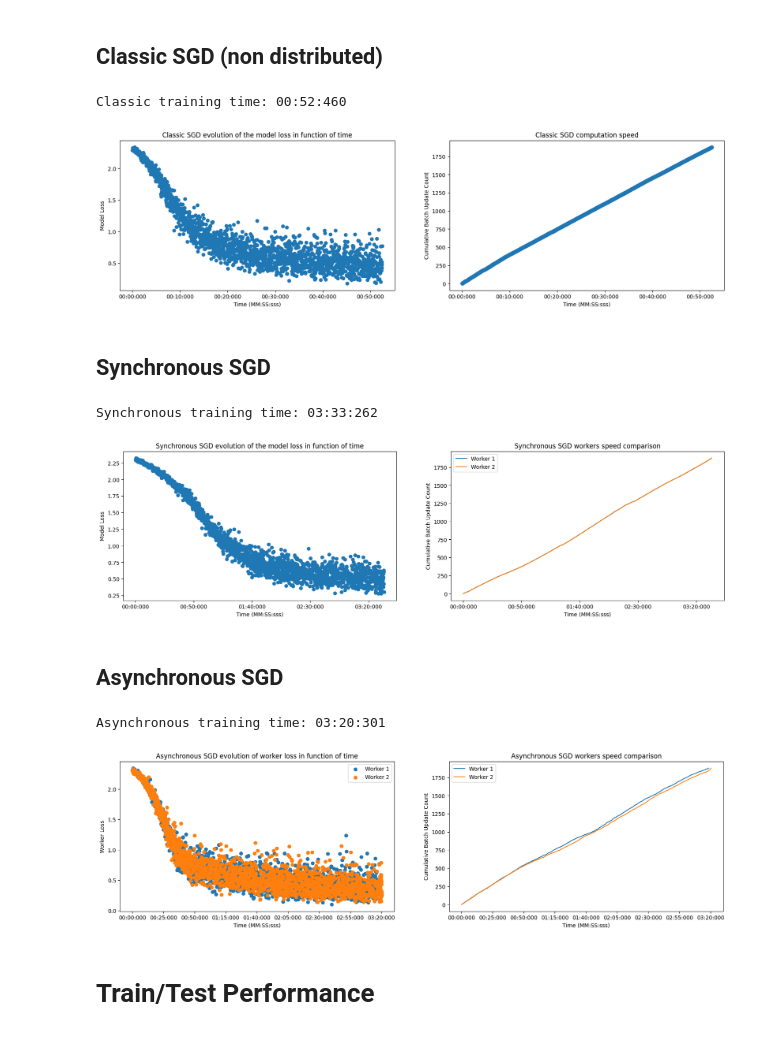
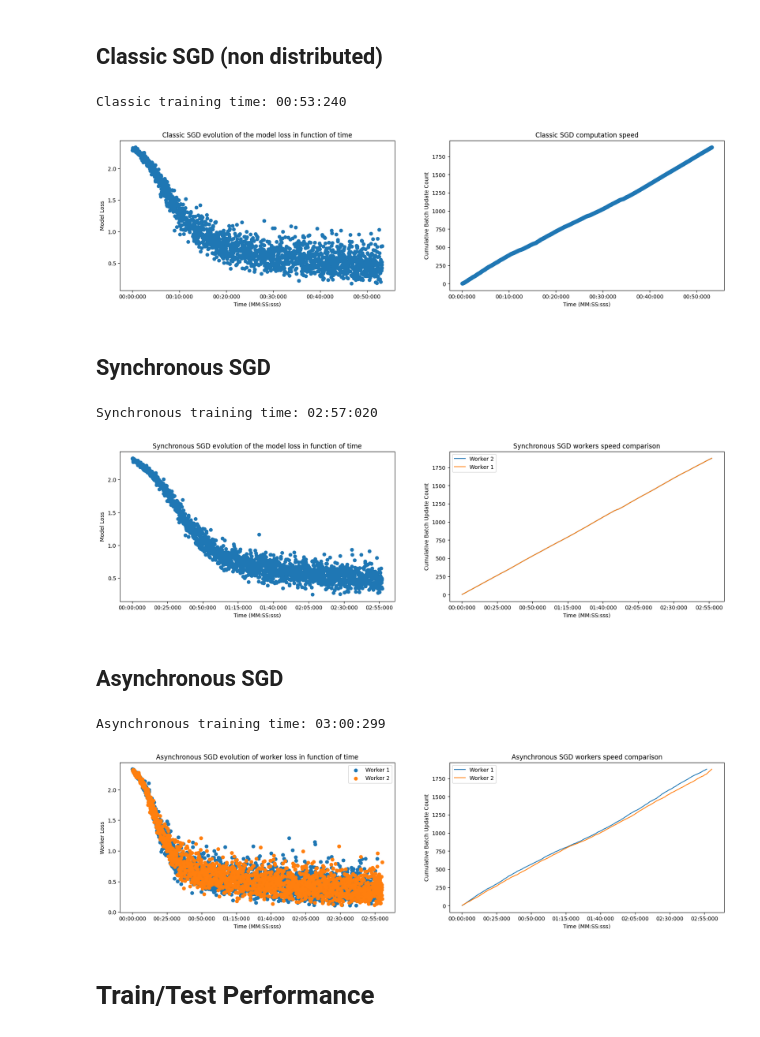
Before and after one commit to NicolasRR/OptML, a Jupyter notebook: Compare.ipynb, the cells around one changed output. Drawn from its saved outputs; the diff is of its cells as text; code cells hidden in the pictures.

```diff
--- a/Compare.ipynb
+++ b/Compare.ipynb
@@ -35,7 +40,15 @@ for i, line in enumerate(lines):
     timestamp = datetime.strptime(line[0], "%Y-%m-%d %H:%M:%S,%f")
     lines[i][0] = timestamp
 
-lines = lines[1:-1]
+del_list = []
+for i, line in enumerate(lines):
+    if "INFO" in line[1]:
+        del_list.append(i)
+
+del_list = sorted(del_list, reverse=True)
+for idx in del_list:
+    if idx < len(lines):
+        lines.pop(idx)
 
 start_time = lines[0][0]
 end_time = lines[-1][0]
@@ -96,8 +109,8 @@ axs[1].xaxis.set_major_formatter(formatter)
 # Display the subplots
 plt.show()
 # %% [output]
-Classic training time: 00:52:460
+Classic training time: 00:53:240
-[figure, old version]
+[figure, new version]
 # %% [markdown]
 ## Synchronous SGD
 # %%
@@ -114,7 +127,16 @@ for i, line in enumerate(lines):
 nb_workers = int(
     (lines[0][1].split("with ")[1]).split(" workers")[0]
 )  # extract from first line
-lines = lines[1:-1]  # remove first and last lines (info messages)
+
+del_list = []
+for i, line in enumerate(lines):
+    if "INFO" in line[1]:
+        del_list.append(i)
+
+del_list = sorted(del_list, reverse=True)
+for idx in del_list:
+    if idx < len(lines):
+        lines.pop(idx)
 
 start_time = lines[0][0]
 end_time = lines[-1][0]
@@ -163,35 +185,35 @@ axs[0].scatter(timedeltas, losses, marker="o")
 axs[0].set_xlabel("Time (MM:SS:sss)")
 axs[0].set_ylabel("Model Loss")
 axs[0].set_title("Synchronous SGD evolution of the model loss in function of time")
 
 # Format x-axis tick labels
 formatter = FuncFormatter(format_timedelta)
 axs[0].xaxis.set_major_formatter(formatter)
 
 # Second subplot (Cumulative Batch Update Count vs Time)
 worker_cumulative_updates = {}
 for line in worker_update_lines:
     td, worker_id, batch_count, epoch = line
     worker_cumulative_updates.setdefault(worker_id, []).append((td, batch_count))
 
 for worker_id, updates in worker_cumulative_updates.items():
     x = [td.total_seconds() for td, _ in updates]
     y = [batch_count for _, batch_count in updates]
     axs[1].plot(x, y, label=f"Worker {worker_id}")
 
 axs[1].set_xlabel("Time (MM:SS:sss)")
 axs[1].set_ylabel("Cumulative Batch Update Count")
 axs[1].set_title("Synchronous SGD workers speed comparison")
 axs[1].legend()
 
 # Format x-axis tick labels
 axs[1].xaxis.set_major_formatter(formatter)
 
 # Display the subplots
 plt.show()
 # %% [output]
-Synchronous training time: 03:33:262
+Synchronous training time: 02:57:020
-[figure, old version]
+[figure, new version]
 # %% [markdown]
 ## Asynchronous SGD
 # %%
@@ -208,7 +230,16 @@ for i, line in enumerate(lines):
 nb_workers = int(
     (lines[0][1].split("with ")[1]).split(" workers")[0]
 )  # extract from first line
-lines = lines[1:-1]  # remove first and last lines (info messages)
+
+del_list = []
+for i, line in enumerate(lines):
+    if "INFO" in line[1]:
+        del_list.append(i)
+
+del_list = sorted(del_list, reverse=True)
+for idx in del_list:
+    if idx < len(lines):
+        lines.pop(idx)
 
 start_time = lines[0][0]
 end_time = lines[-1][0]
@@ -285,8 +316,8 @@ axs[1].xaxis.set_major_formatter(formatter)
 # Display the subplots
 plt.show()
 # %% [output]
-Asynchronous training time: 03:20:301
+Asynchronous training time: 03:00:299
-[figure, old version]
+[figure, new version]
 # %% [markdown]
 # Train/Test Performance
 # %% [markdown]
```
Also changed, not shown: parts of 4 cells of this notebook.
